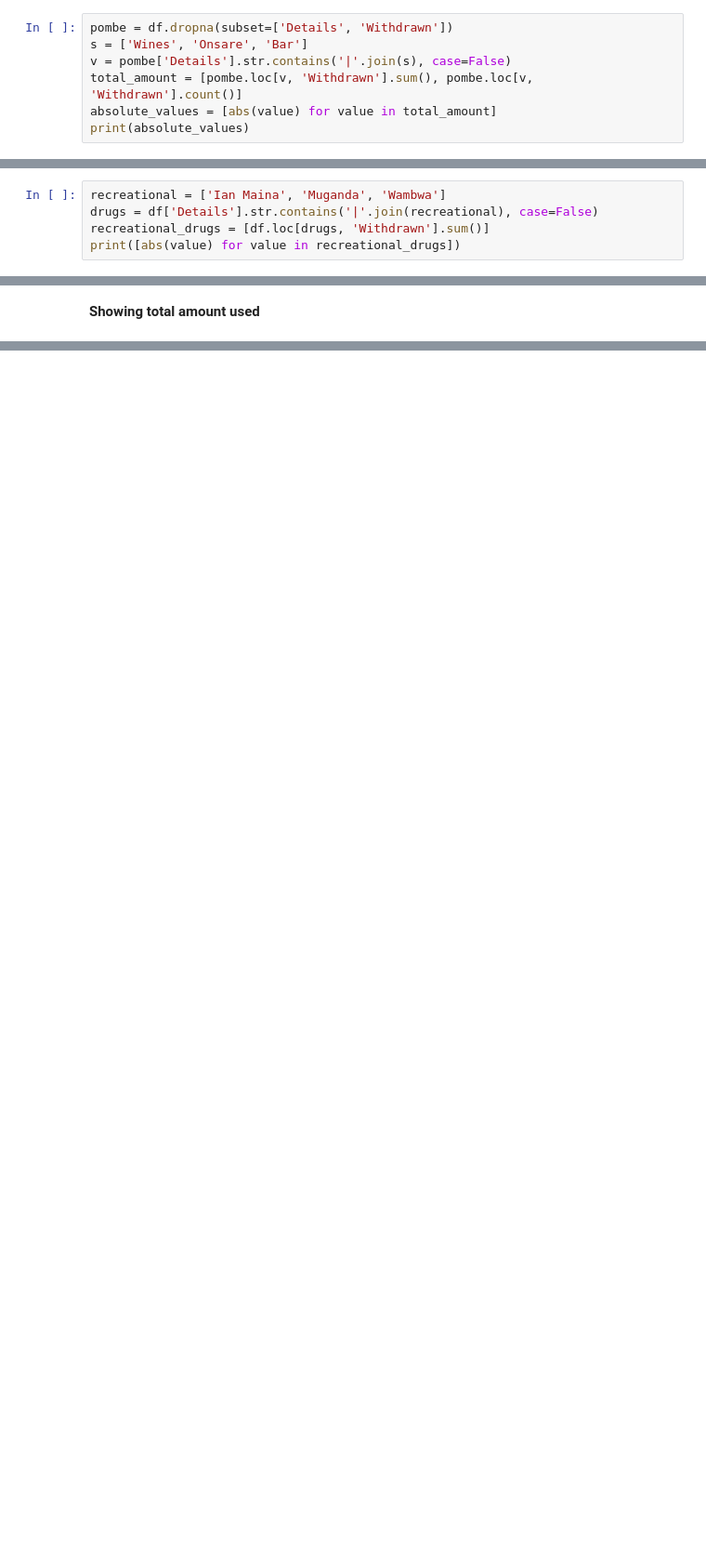
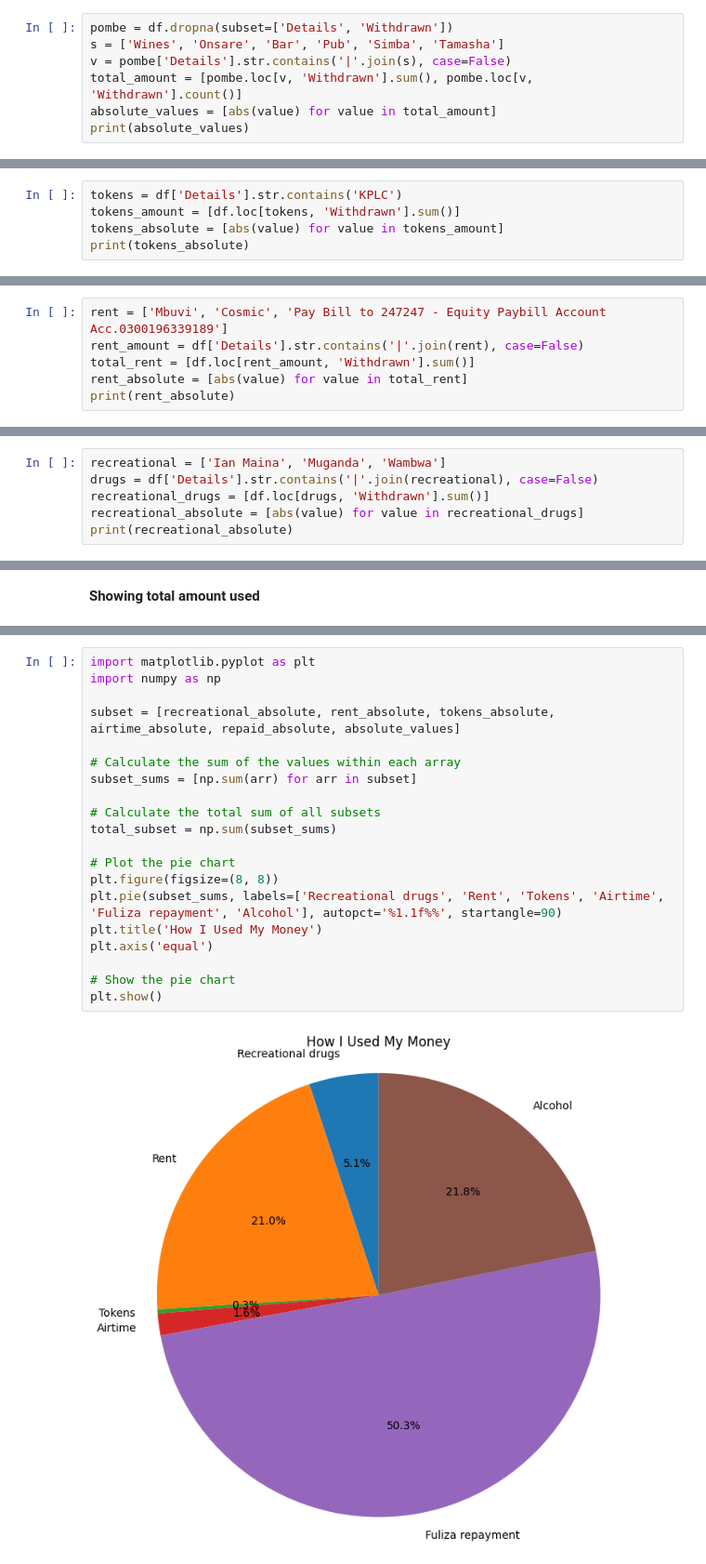
Before and after one commit to Murega14/mpesa_statement_analysis, a Jupyter notebook: mpesa.ipynb, the cells around one changed output, grey strips where cells are left out. Shown: that part at 93% size. Cells and saved outputs as stored; diff of their text form; blank space fills up the shorter version.

```diff
--- a/mpesa.ipynb
+++ b/mpesa.ipynb
@@ -174,7 +165,7 @@ Done.
 | 0 | 90 | 37389.0 |
 # %%
 pombe = df.dropna(subset=['Details', 'Withdrawn'])
-s = ['Wines', 'Onsare', 'Bar']
+s = ['Wines', 'Onsare', 'Bar', 'Pub', 'Simba', 'Tamasha']
 v = pombe['Details'].str.contains('|'.join(s), case=False)
 total_amount = [pombe.loc[v, 'Withdrawn'].sum(), pombe.loc[v, 'Withdrawn'].count()]
 absolute_values = [abs(value) for value in total_amount]
@@ -222,0 +216,5 @@ print(airtime_absolute)
+# %%
+tokens = df['Details'].str.contains('KPLC')
+tokens_amount = [df.loc[tokens, 'Withdrawn'].sum()]
+tokens_absolute = [abs(value) for value in tokens_amount]
+print(tokens_absolute)
@@ -222,0 +225,6 @@ print(airtime_absolute)
+# %%
+rent = ['Mbuvi', 'Cosmic', 'Pay Bill to 247247 - Equity Paybill Account Acc.0300196339189']
+rent_amount = df['Details'].str.contains('|'.join(rent), case=False)
+total_rent = [df.loc[rent_amount, 'Withdrawn'].sum()]
+rent_absolute = [abs(value) for value in total_rent]
+print(rent_absolute)
@@ -236,7 +246,8 @@ Done.
 recreational = ['Ian Maina', 'Muganda', 'Wambwa']
 drugs = df['Details'].str.contains('|'.join(recreational), case=False)
 recreational_drugs = [df.loc[drugs, 'Withdrawn'].sum()]
-print([abs(value) for value in recreational_drugs])
+recreational_absolute = [abs(value) for value in recreational_drugs]
+print(recreational_absolute)
 # %% [output]
 [10525]
 # %% [markdown]
@@ -266,0 +280,22 @@ FROM mpesa;
+# %%
+import matplotlib.pyplot as plt
+import numpy as np
+
+subset = [recreational_absolute, rent_absolute, tokens_absolute, airtime_absolute, repaid_absolute, absolute_values]
+
+# Calculate the sum of the values within each array
+subset_sums = [np.sum(arr) for arr in subset]
+
+# Calculate the total sum of all subsets
+total_subset = np.sum(subset_sums)
+
+# Plot the pie chart
+plt.figure(figsize=(8, 8))
+plt.pie(subset_sums, labels=['Recreational drugs', 'Rent', 'Tokens', 'Airtime', 'Fuliza repayment', 'Alcohol'], autopct='%1.1f%%', startangle=90)
+plt.title('How I Used My Money')
+plt.axis('equal')
+
+# Show the pie chart
+plt.show()
+# %% [output]
+[figure, added]
```
Also changed, not shown: parts of 9 cells of this notebook, 2 other files.
